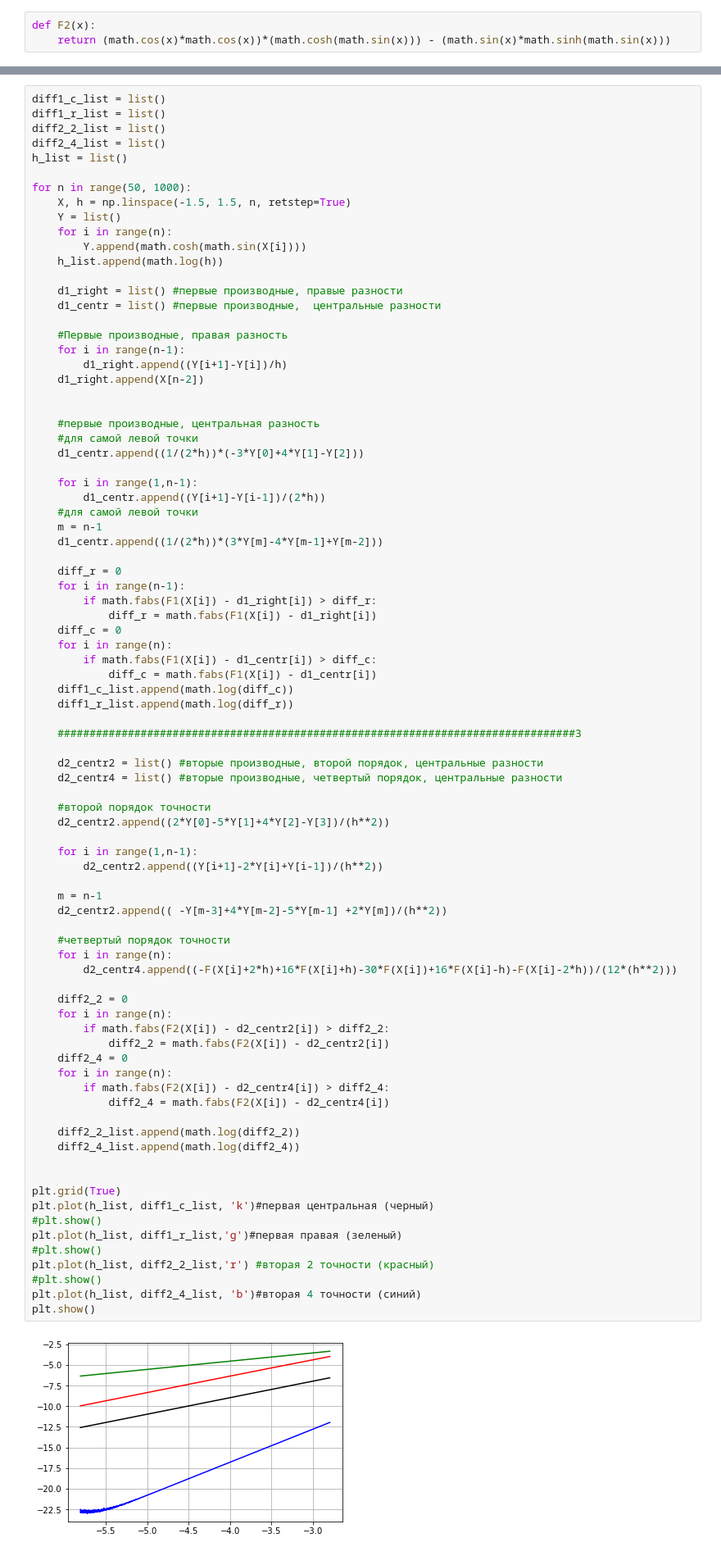
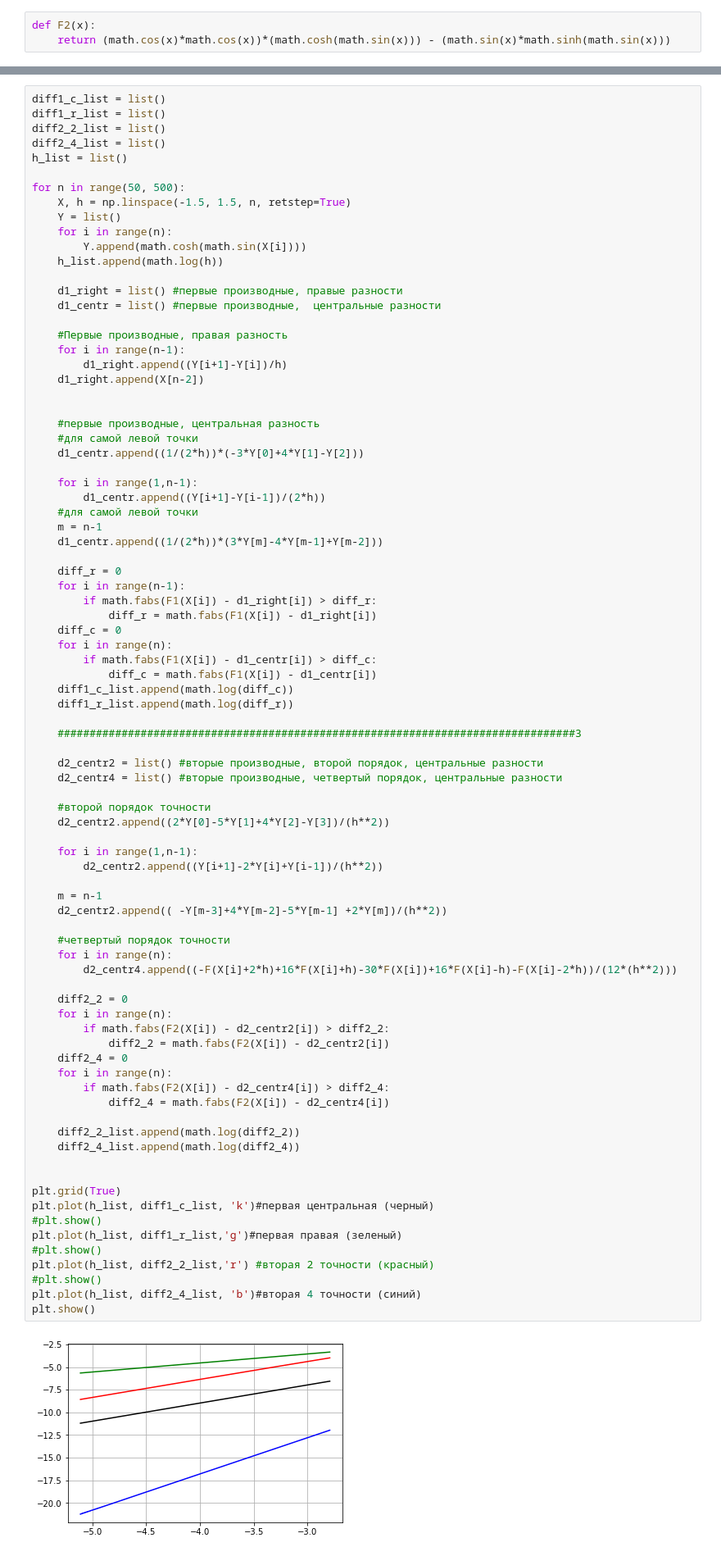
Before and after one commit to Temp936/S5_CM, a Jupyter notebook: S5_CM2.ipynb, the cells around one changed output, grey strips where cells are left out. Shown at 82% size. Saved outputs shown, nothing was run; the diff lists cells and outputs as text.

```diff
--- a/S5_CM2.ipynb
+++ b/S5_CM2.ipynb
@@ -96,7 +97,7 @@ diff2_2_list = list()
 diff2_4_list = list()
 h_list = list()
 
-for n in range(50, 1000):
+for n in range(50, 500):
     X, h = np.linspace(-1.5, 1.5, n, retstep=True)
     Y = list()
     for i in range(n):
@@ -147,31 +148,31 @@ for n in range(50, 1000):
     m = n-1
     d2_centr2.append(( -Y[m-3]+4*Y[m-2]-5*Y[m-1] +2*Y[m])/(h**2))
 
     #четвертый порядок точности
     for i in range(n):
         d2_centr4.append((-F(X[i]+2*h)+16*F(X[i]+h)-30*F(X[i])+16*F(X[i]-h)-F(X[i]-2*h))/(12*(h**2)))
 
     diff2_2 = 0
     for i in range(n):
         if math.fabs(F2(X[i]) - d2_centr2[i]) > diff2_2:
             diff2_2 = math.fabs(F2(X[i]) - d2_centr2[i])
     diff2_4 = 0
     for i in range(n):
         if math.fabs(F2(X[i]) - d2_centr4[i]) > diff2_4:
             diff2_4 = math.fabs(F2(X[i]) - d2_centr4[i])
 
     diff2_2_list.append(math.log(diff2_2))
     diff2_4_list.append(math.log(diff2_4))
 
 
 plt.grid(True)
 plt.plot(h_list, diff1_c_list, 'k')#первая центральная (черный)
 #plt.show()
 plt.plot(h_list, diff1_r_list,'g')#первая правая (зеленый)
 #plt.show()
 plt.plot(h_list, diff2_2_list,'r') #вторая 2 точности (красный)
 #plt.show()
 plt.plot(h_list, diff2_4_list, 'b')#вторая 4 точности (синий)
 plt.show()
 # %% [output]
-[figure, old version]
+[figure, new version]
```
Also changed, not shown: parts of 1 cell of this notebook.
